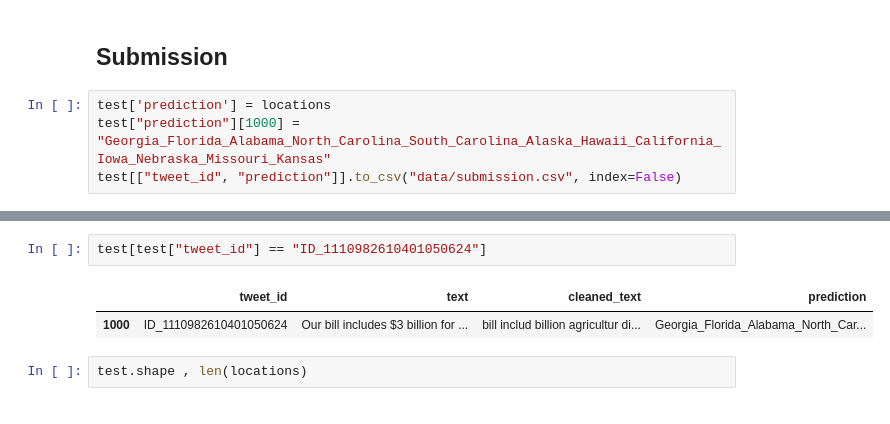
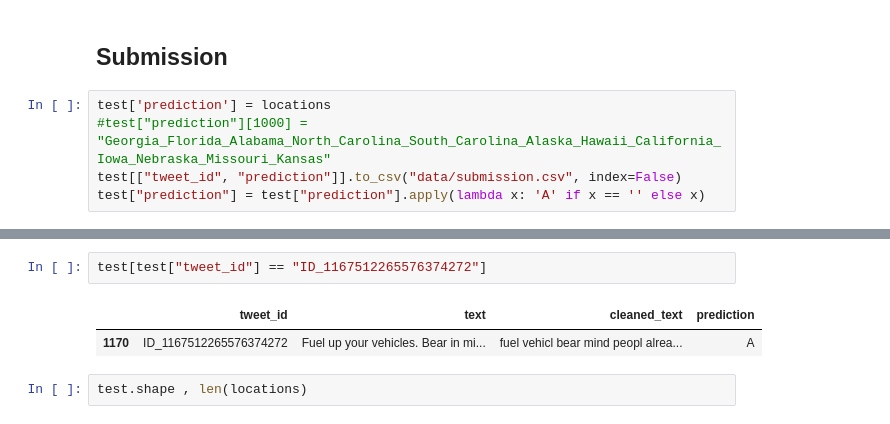
Before and after one commit to Abel-Moremi/Microsoft-Learn-Location-Mention-Recognition-Challenge, a Jupyter notebook: Microsoft Learn Location Mention Recognition Challenge.ipynb, the cells around one changed output, grey strips where cells are left out. Saved outputs shown, nothing was run; the diff lists cells and outputs as text.

Commit message:
Add: letter A for empty predictions

```diff
--- a/Microsoft Learn Location Mention Recognition Challenge.ipynb
+++ b/Microsoft Learn Location Mention Recognition Challenge.ipynb
@@ -307,5 +311,6 @@ locations = [item[0][0].split('__')[-1] for item in prediction]
 ## Submission
 # %%
 test['prediction'] = locations
-test["prediction"][1000] = "Georgia_Florida_Alabama_North_Carolina_South_Carolina_Alaska_Hawaii_California_Iowa_Nebraska_Missouri_Kansas"
+#test["prediction"][1000] = "Georgia_Florida_Alabama_North_Carolina_South_Carolina_Alaska_Hawaii_California_Iowa_Nebraska_Missouri_Kansas"
 test[["tweet_id", "prediction"]].to_csv("data/submission.csv", index=False)
+test["prediction"] = test["prediction"].apply(lambda x: 'A' if x == '' else x)
@@ -323,8 +317,8 @@ See the caveats in the documentation: https://pandas.pydata.org/pandas-docs/stab
 # %%
-test[test["tweet_id"] == "ID_1110982610401050624"]
+test[test["tweet_id"] == "ID_1167512265576374272"]
 # %% [output]
 |  | tweet_id | text | cleaned_text | prediction |
-| 1000 | ID_1110982610401050624 | Our bill includes $3 billion for ... | bill includ billion agricultur di... | Georgia_Florida_Alabama_North_Car... |
+| 1170 | ID_1167512265576374272 | Fuel up your vehicles. Bear in mi... | fuel vehicl bear mind peopl alrea... | A |
 # %%
 test.shape , len(locations)
 # %% [output]
```
Also changed, not shown: parts of 7 cells of this notebook, 1 other file.
